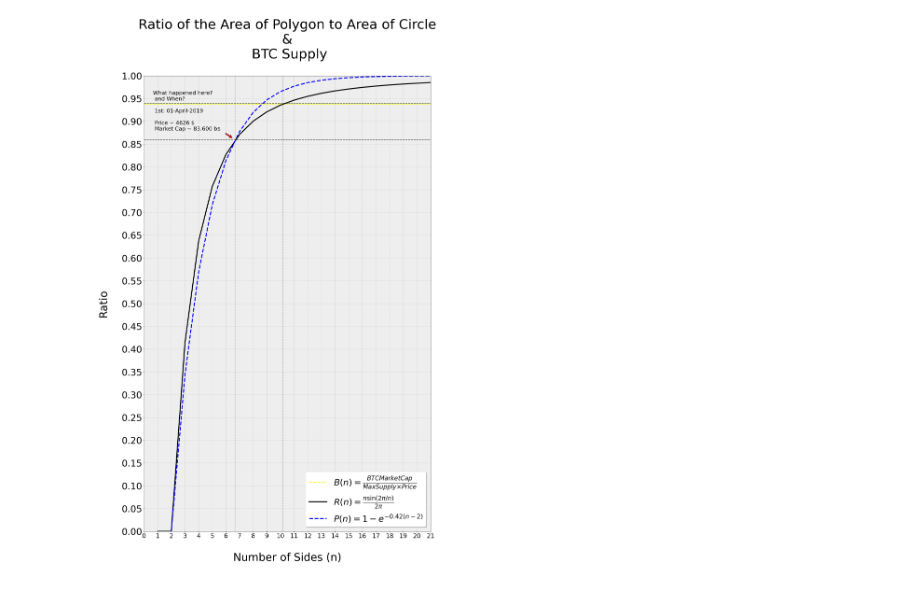
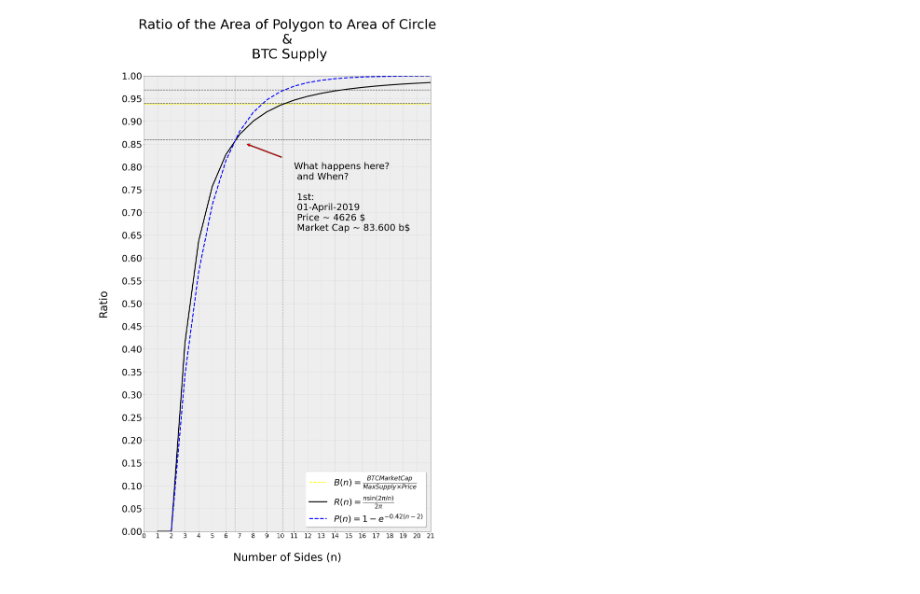
Before and after one commit to hamidreza-mohammadiha/Me, a Jupyter notebook: Plot1.ipynb, the cells around one changed output. Saved outputs shown, nothing was run; the diff lists cells and outputs as text; code cells hidden in the pictures.

```diff
--- a/Plot1.ipynb
+++ b/Plot1.ipynb
@@ -37,6 +37,7 @@ plt.figure(figsize=(20, 32))
 
 # ?
 plt.axhline(y=0.86, color='#343434', linestyle='--', linewidth=2)
+plt.axhline(y=0.969, color='#343434', linestyle='--', linewidth=2)
 plt.axvline(x=6.66, color='#787878', linestyle='--', linewidth=2)
 
 plt.axhline(y=0.94, color='#343434', linestyle='--', linewidth=2)
@@ -53,33 +54,32 @@ plt.plot(n_values, R_values, label=r'$R(n) = \frac{n \sin(2\pi/n)}{2\pi}$', colo
 plt.plot(n_values, P42_values, label=r'$P(n) = 1 - e^{-0.42(n-2)}$', color='blue', linestyle='--', linewidth=4)
 # plt.plot(n_values, P43_values, label=r'$P(n) = 1 - 1.1×e^{-0.43(n-2)}$', color='green', linestyle='--', linewidth=4)
 
 
 # Plot Q(n) (Approximation 1)
 # plt.plot(n_values, Q_values, label=r'$Q(n) = \frac{n}{(2\sqrt{2}\pi - 8) + n}$', color='green', linestyle='-.')
 
 # Add reference lines
 
 # plt.axhline(y=(2 * np.sqrt(2) / np.pi), color='red', linestyle='--', label=r'$R(4) = \frac{2\sqrt{2}}{\pi}$', linewidth=1.5)
 
 # Chart customization
 plt.title('Ratio of the Area of Polygon to Area of Circle\n & \n BTC Supply\n', fontsize=52)
 plt.xlabel('\nNumber of Sides (n)\n', fontsize=42)
 plt.ylabel('Ratio\n', fontsize=42)
 plt.grid(color='gray', linestyle='--', linewidth=1, alpha=0.3)
 plt.xlim(3, 21)
 plt.ylim(0, 1)
 plt.xticks(np.arange(0, 22, 1), fontsize=24)
 plt.yticks(np.linspace(0, 1, 21), fontsize=36)
 plt.legend(fontsize=34, shadow=True)
 
-plt.annotate('What happened here? \n and When? \n\n 1st: 01-April-2019 \n\n Price ~ 4626 $\n Market Cap ~ 83.600 b$ ', fontsize=21, xy=(6.66, 0.86), xytext=(0.66, 0.88), arrowprops=dict(facecolor='red', shrink=0.2))
-
+plt.annotate('What happens here?\n and When?\n\n 1st:\n 01-April-2019\n Price ~ 4626 $\n Market Cap ~ 83.600 b$ ', fontsize=36, xy=(6.66, 0.86), xytext=(11, 0.66), arrowprops=dict(facecolor='red', shrink=0.2))
 # Set background color
 plt.gcf().set_facecolor('white')
 plt.gca().set_facecolor('#eeeeee')
 
 # Save and display the plot
 plt.savefig('playgon', dpi=100)
 plt.show()
 # %% [output]
-[figure, old version]
+[figure, new version]
```
Also changed, not shown: 1 other file.
